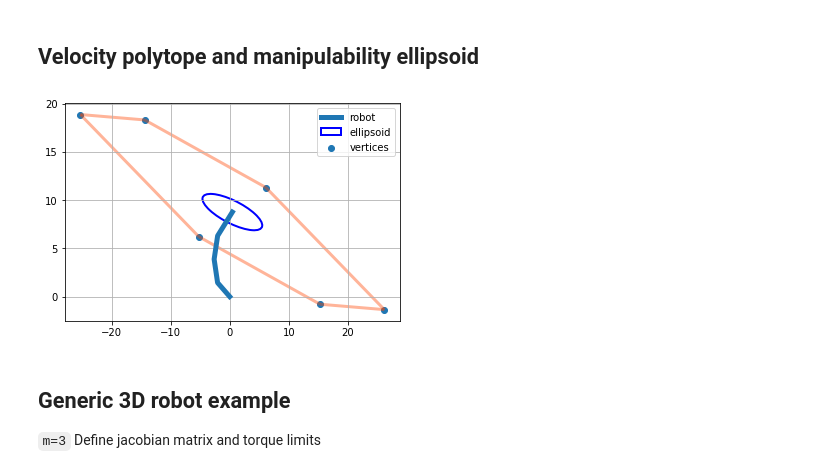
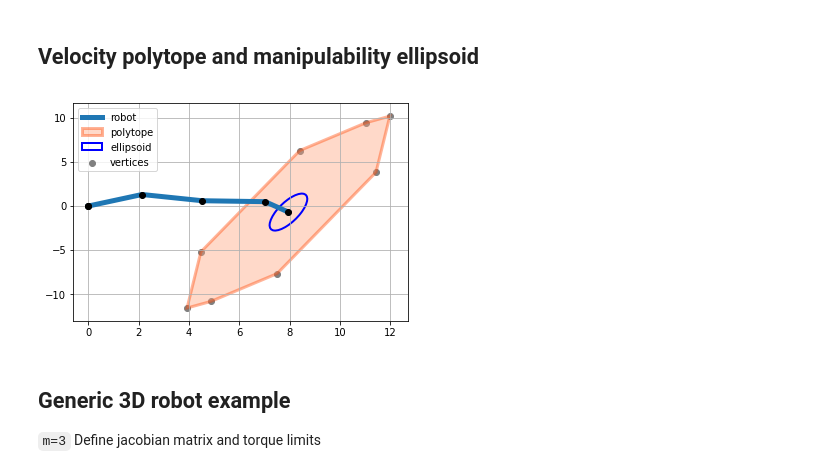
Before and after one commit to auctus-team/pycapacity, a Jupyter notebook: demo_notebook.ipynb, the cells around one changed output. Drawn from its saved outputs; the diff is of its cells as text; code cells hidden in the pictures.

Commit message:
standardisation, visualisaiotn, more demo examples

```diff
--- a/demo_notebook.ipynb
+++ b/demo_notebook.ipynb
@@ -59,7 +26,7 @@ def four_link_jacobian(joints):
     cq12 = np.cos(joints[0] + joints[1])
     cq123 = np.cos(joints[0] + joints[1] + joints[2])
     cq1234 = np.cos(joints[0] + joints[1] + joints[2] + joints[3])
-    return np.array([[0.5*cq1+0.5*cq12+0.5*cq123+0.7*cq1234, 0.5*cq12+0.5*cq123+0.7*cq1234, 0.5*cq123+0.7*cq1234, +0.7*cq1234], [-0.5*sq1-0.5*sq12-0.5*sq123-0.7*sq1234, -0.5*sq12-0.5*sq123-0.7*sq1234, -0.5*sq123-0.7*sq1234, -0.7*sq1234]])
+    return np.array([[0.5*cq1+0.5*cq12+0.5*cq123+0.3*cq1234, 0.5*cq12+0.5*cq123+0.3*cq1234, 0.5*cq123+0.7*cq1234, +0.3*cq1234], [-0.5*sq1-0.5*sq12-0.5*sq123-0.3*sq1234, -0.5*sq12-0.5*sq123-0.3*sq1234, -0.5*sq123-0.3*sq1234, -0.3*sq1234]])
 # inertia matrix of a four link planar robot
 def four_link_inertia(joints):
     sq1 = np.sin(joints[1])
@@ -72,6 +39,6 @@ def four_link_inertia(joints):
 
 def four_link_robot_plot(joints):
-    L = [0, 0.5,0.5,0.5,0.7]
+    L = [0, 0.5,0.5,0.5,0.3]
     x = np.zeros((2,1))
     for i in range(5):
         sq = np.sum(joints[:i])
@@ -169,8 +140,8 @@ plt.show()
 ##### joint positions q
 q  = np.random.rand(4)*np.pi/3*2-1
 # joint torque limits tau
-dq_min = 2*np.array([[-1], [-1], [-1], [-1]])
-dq_max = 2*np.array([[1], [1], [1], [1]])
+dq_min = -np.ones((4,1))
+dq_max = np.ones((4,1))
 
 # find robot position
 # a bit of scaling
@@ -179,32 +150,34 @@ robot_position = four_link_robot_plot(q)*5
 # jacobian
 J = four_link_jacobian(q)
 # calculate the force polytope
-vel_vert, faces = capacity.velocity_polytope_withfaces(J, dq_min ,dq_max)
+vel_vert, faces_indices = capacity.velocity_polytope_withfaces(J, dq_min ,dq_max)
+faces = capacity.face_index_to_vertex(vel_vert, faces_indices)
+
 # calculate the force ellipsoid
 S,U = capacity.velocity_ellipsoid(J, dq_max)
 # %%
 # visualise polytope ellipsoid
 fig = plt.figure(14)
 ax = plt.gca()
 
 #plot the robot
 plt.plot(robot_position[0,:],robot_position[1,:],linewidth=5, label="robot")
+plt.plot(robot_position[0,:],robot_position[1,:],'ko',linewidth=5)
 #plot the polytope
 vel_vert = vel_vert + robot_position[:,-1].reshape(2,1)
-faces = faces  + robot_position[:,-1].reshape(2,1)
+faces = np.array(faces)  + robot_position[:,-1].reshape(2,1)
 
-plt.scatter(vel_vert[0,:],vel_vert[1,:], label="vertices")
-for face in faces:
-    plt.fill(face[0,:],face[1,:], alpha=0.4, facecolor='lightsalmon', edgecolor='orangered', linewidth=3)
+plot_polytope_faces(ax=plt,faces=faces,face_color='lightsalmon', edge_color='orangered',label='polytope')
+plot_polytope_vertex(ax=ax,vertex=vel_vert,label="vertices",color='gray')
 # ellipsoid
 ellipse = Ellipse(xy=(robot_position[0,-1], robot_position[1,-1]), width=2*S[1], height=2*S[0],
                         edgecolor='b', fc='None', lw=2, angle=-np.arctan2(U[0,0],U[0,1])*180/np.pi,label='ellipsoid')
 ax.add_patch(ellipse)
 plt.grid()
 plt.legend()
 plt.show()
 # %% [output]
-[figure, old version]
+[figure, new version]
 # %% [markdown]
 ## Generic 3D robot example
 `m=3`
```
Also changed, not shown: parts of 22 cells of this notebook, 12 other files.
